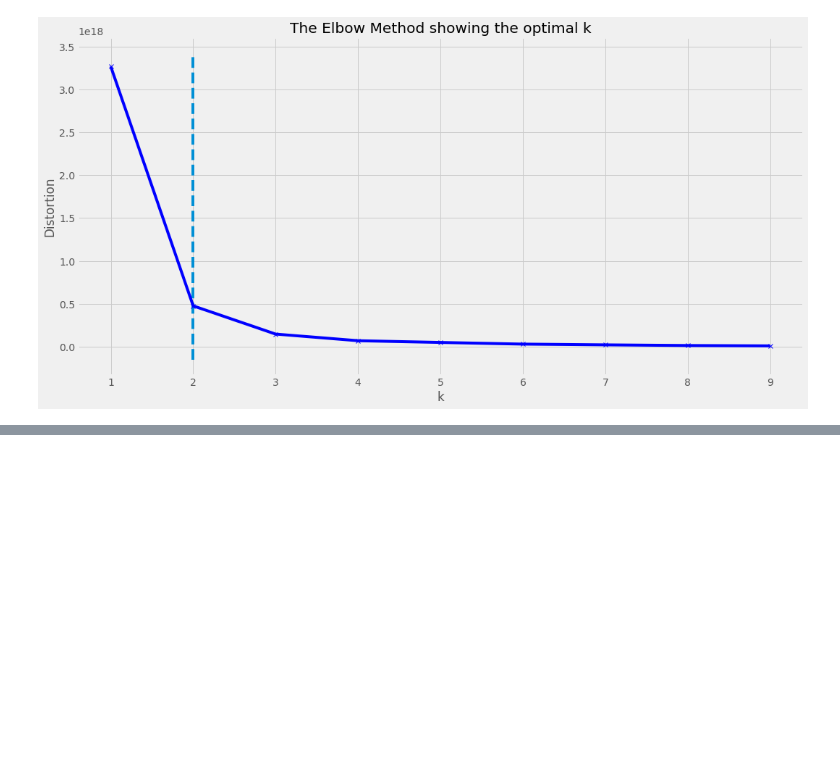
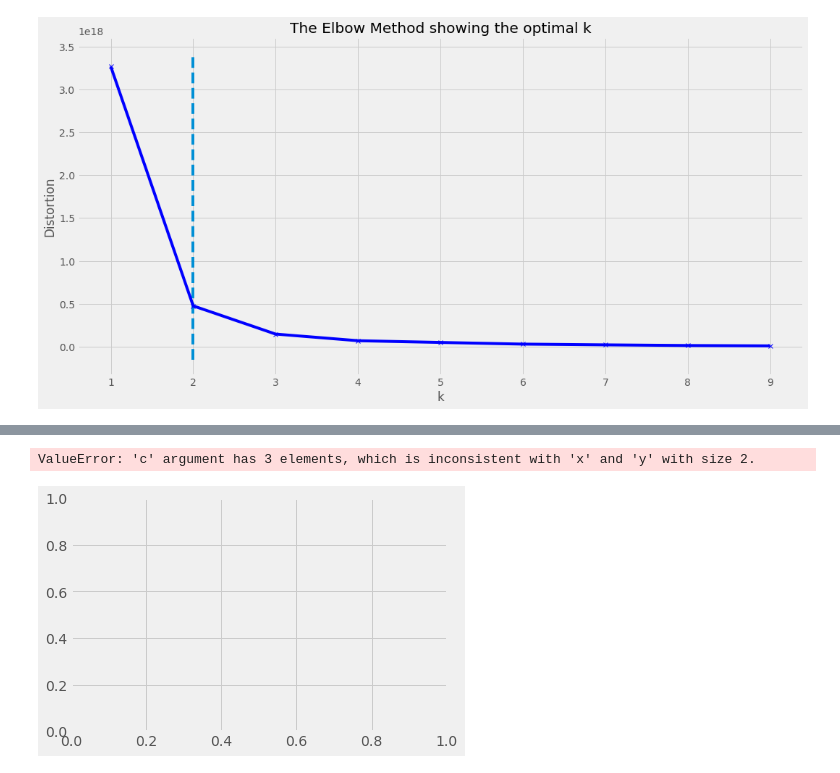
Before and after one commit to minxuan1509/IDS-FAO-Analysis, a Jupyter notebook: IDS FAO.ipynb, the cells around one changed output, grey strips where cells are left out. Saved outputs shown, nothing was run; the diff lists cells and outputs as text; code cells hidden in the pictures; blank space fills up the shorter version.

```diff
--- a/IDS FAO.ipynb
+++ b/IDS FAO.ipynb
@@ -1082,8 +1135,11 @@ plt.show()
 # %%
 centroids = model.cluster_centers_
 labels = model.labels_
 centroids_x = centroids[:,0]
-centroids_y = centroids[:,1]
+centroids_y = centroids[:,0]
 centers = np.array(model.cluster_centers_)
-plt.scatter(centroids_x,centroids_y,marker = "x", s=150,linewidths = 5, zorder = 10, c=['green', 'red','blue'])
+plt.scatter(centroids_x,centroids_y,marker = "x", s=100,linewidths = 5, zorder = 10, c=['green', 'red','blue'])
 plt.title('K means centroids')
+# %% [output]
+ValueError: 'c' argument has 3 elements, which is inconsistent with 'x' and 'y' with size 2.
+[figure, added]
```
Also changed, not shown: parts of 7 cells of this notebook.
